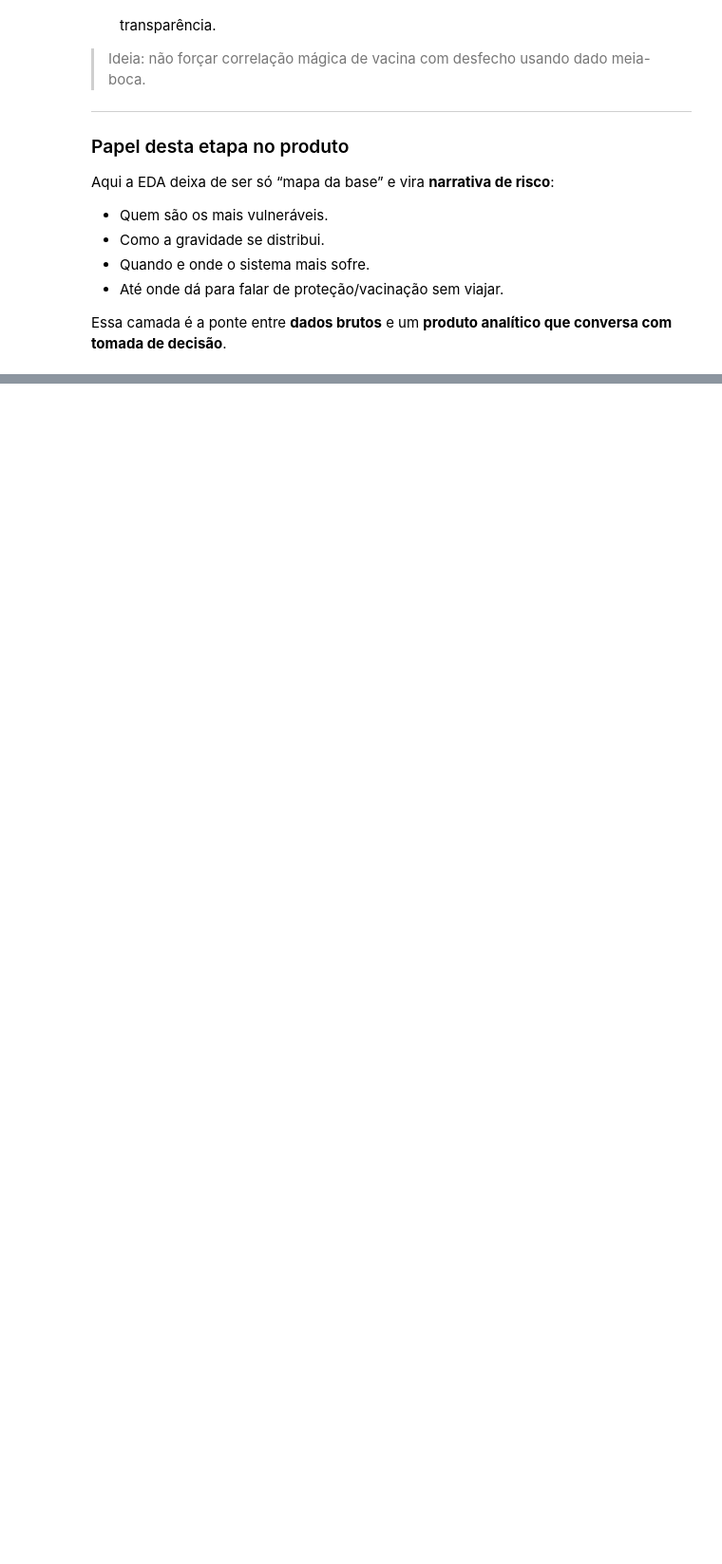
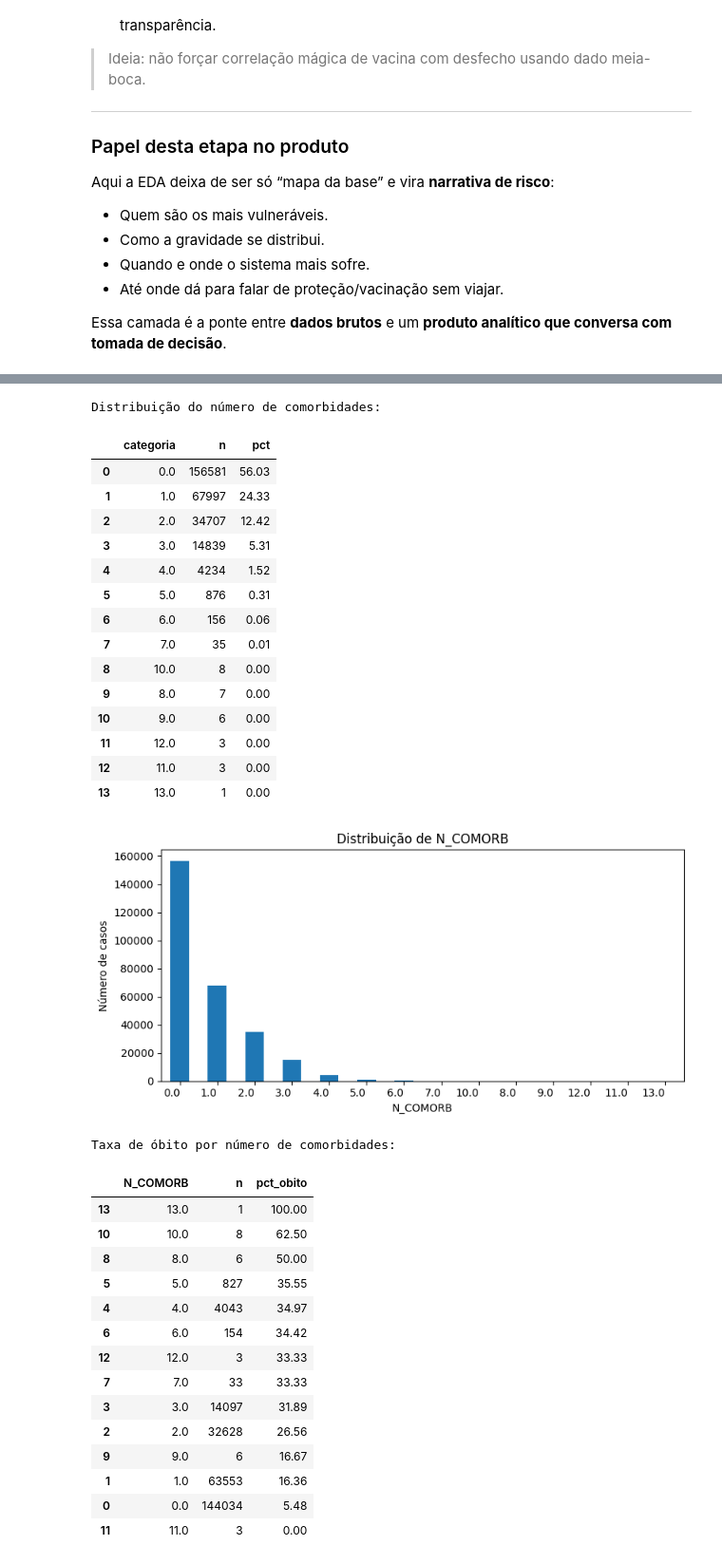
Before and after one commit to CaosHorseman/srag_2023_analysis, a Jupyter notebook: notebooks/EDA_ANALITICA.ipynb, the cells around one changed output, grey strips where cells are left out. Shown at 95% size. Saved outputs shown, nothing was run; the diff lists cells and outputs as text; code cells hidden in the pictures; blank space fills up the shorter version.

```diff
--- a/notebooks/EDA_ANALITICA.ipynb
+++ b/notebooks/EDA_ANALITICA.ipynb
@@ -79,0 +100,4 @@ pd.set_option("display.max_columns", 120)
+# %%
+df = pd.read_csv(CSV_PATH,low_memory=False)
+print("Shape df_tipado:", df.shape)
+df.head()
@@ -79,0 +374,8 @@ pd.set_option("display.max_columns", 120)
+# %%
+# Descobrir colunas *_flag que são comorbidades (ignorando UTI_flag)
+comorb_flag_cols = [
+    c for c in df.columns
+    if c.endswith("_flag") and c not in ["UTI_flag"]
+]
+
+comorb_flag_cols
@@ -79,0 +396,16 @@ pd.set_option("display.max_columns", 120)
+# %%
+# Garantir numérico
+comorb_mat = df[comorb_flag_cols].apply(pd.to_numeric, errors="coerce")
+
+df["N_COMORB"] = comorb_mat.sum(axis=1)
+
+df["HAS_COMORB"] = (df["N_COMORB"] >= 1).astype("Int8")
+df["MULTI_COMORB"] = (df["N_COMORB"] >= 2).astype("Int8")
+
+print("Distribuição de número de comorbidades:")
+display(
+    df["N_COMORB"]
+    .value_counts(dropna=False)
+    .sort_index()
+    .to_frame("n")
+)
@@ -79,0 +430,47 @@ pd.set_option("display.max_columns", 120)
+# %%
+if "N_COMORB" in df.columns:
+    print("Distribuição do número de comorbidades:")
+    tab_ncomorb = tabela_distribuicao(df, "N_COMORB", dropna=False)
+    display(tab_ncomorb)
+
+    grafico_distribuicao_categorica(df, "N_COMORB", rotation=0)
+
+    print("\nTaxa de óbito por número de comorbidades:")
+    tab_risco_ncomorb = tabela_risco(df, "N_COMORB")
+    display(tab_risco_ncomorb)
+
+    grafico_risco(df, "N_COMORB", target="EVOLUCAO_BIN", rotation=0)
+# %% [output]
+Distribuição do número de comorbidades:
+|  | categoria | n | pct |
+| 0 | 0.0 | 156581 | 56.03 |
+| 1 | 1.0 | 67997 | 24.33 |
+| 2 | 2.0 | 34707 | 12.42 |
+| 3 | 3.0 | 14839 | 5.31 |
+| 4 | 4.0 | 4234 | 1.52 |
+| 5 | 5.0 | 876 | 0.31 |
+| 6 | 6.0 | 156 | 0.06 |
+| 7 | 7.0 | 35 | 0.01 |
+| 8 | 10.0 | 8 | 0.00 |
+| 9 | 8.0 | 7 | 0.00 |
+| 10 | 9.0 | 6 | 0.00 |
+| 11 | 12.0 | 3 | 0.00 |
+| 12 | 11.0 | 3 | 0.00 |
+| 13 | 13.0 | 1 | 0.00 |
+[figure, added]
+Taxa de óbito por número de comorbidades:
+|  | N_COMORB | n | pct_obito |
+| 13 | 13.0 | 1 | 100.00 |
+| 10 | 10.0 | 8 | 62.50 |
+| 8 | 8.0 | 6 | 50.00 |
+| 5 | 5.0 | 827 | 35.55 |
+| 4 | 4.0 | 4043 | 34.97 |
+| 6 | 6.0 | 154 | 34.42 |
+| 12 | 12.0 | 3 | 33.33 |
+| 7 | 7.0 | 33 | 33.33 |
+| 3 | 3.0 | 14097 | 31.89 |
+| 2 | 2.0 | 32628 | 26.56 |
+| 9 | 9.0 | 6 | 16.67 |
+| 1 | 1.0 | 63553 | 16.36 |
+| 0 | 0.0 | 144034 | 5.48 |
+| 11 | 11.0 | 3 | 0.00 |
```
Also changed, not shown: parts of 73 cells of this notebook, 44 other files.
